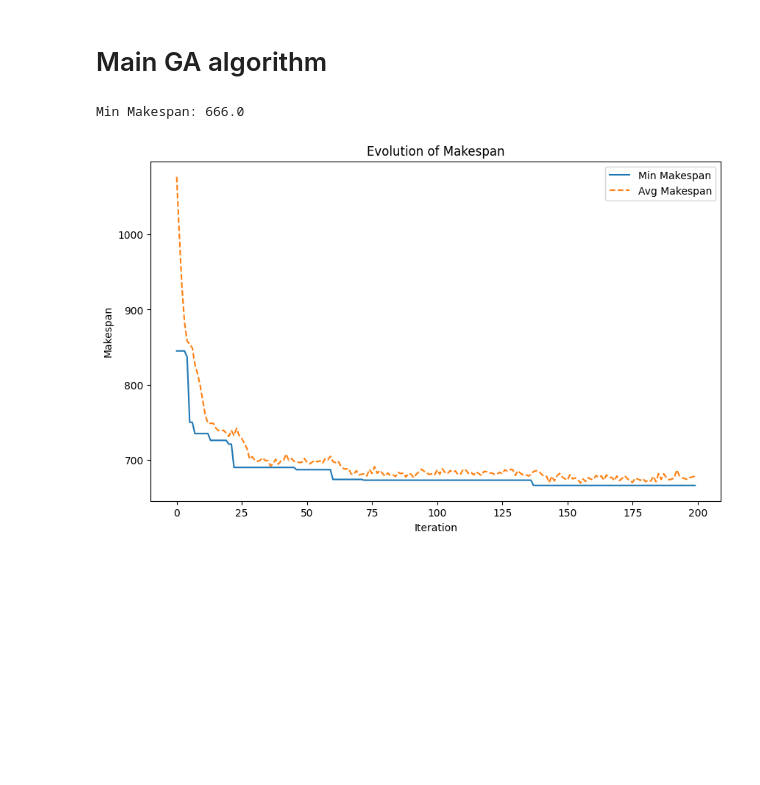
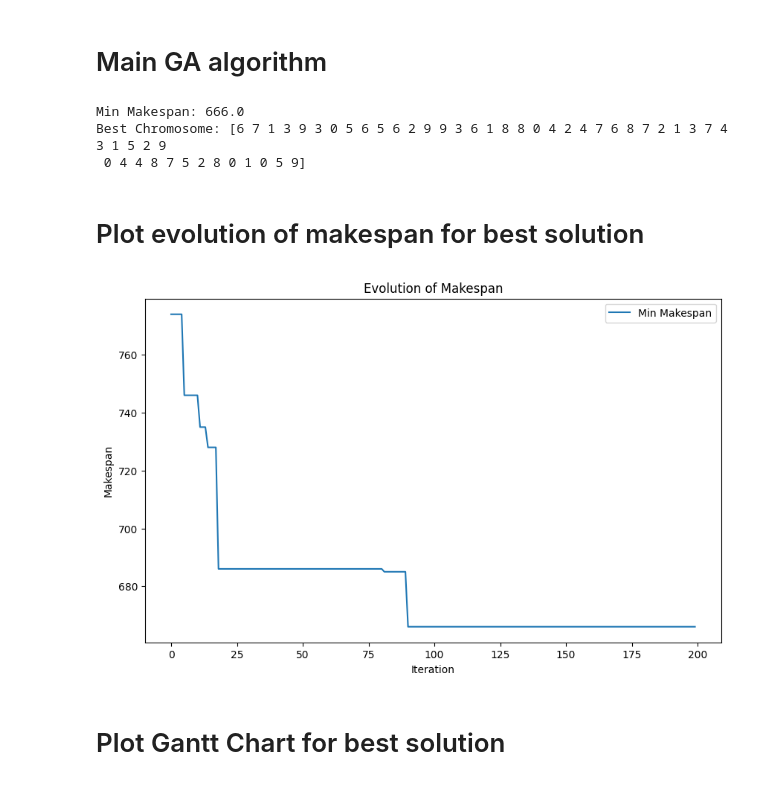
Before and after one commit to Andrea-PuBo/NEC-Activity-2, a Jupyter notebook: genetic_algorithm.ipynb, the cells around one changed output. Saved outputs shown, nothing was run; the diff lists cells and outputs as text; code cells hidden in the pictures; blank space fills up the shorter version.

```diff
--- a/genetic_algorithm.ipynb
+++ b/genetic_algorithm.ipynb
@@ -227,0 +219,9 @@ def binary_selection(populationlist, makespan_list):
+# %%
+def independent_gene_mutation(childlist, mutation_rate):
+    for chromosome in childlist:
+        for i in range(len(chromosome)):
+            if np.random.rand() <= mutation_rate:
+                # Swap the current gene with another random position in the chromosome
+                swap_index = np.random.randint(len(chromosome))
+                chromosome[i], chromosome[swap_index] = chromosome[swap_index], chromosome[i]
+    return childlist
@@ -230,11 +238,12 @@ def binary_selection(populationlist, makespan_list):
 # %%
 # Configuration parameters for the Genetic Algorithm
-population_size = 100       # Number of chromosomes in the population
+population_size = num_jobs * num_machines * 2        # Number of chromosomes in the population
 crossover_rate = 0.8        # Probability of crossover
 mutation_rate = 0.1         # Probability of mutation
 mutation_selection_rate = 0.15  # Fraction of tasks to mutate
 num_mutation_jobs = round(num_jobs * num_machines * mutation_selection_rate)
-num_iterations = 200        # Number of generations to run
+num_iterations = num_jobs * num_machines * 4        # Number of generations to run
+tournament_size = 3         # Tournament size for tournament selection
 # %% [markdown]
 # Main GA algorithm
 # %%
@@ -250,11 +259,17 @@ min_makespan = float("inf")
 best_chromosome = None
 
 for iteration in range(num_iterations):
+
     # Crossover
+
     parentlist, childlist = job_order_crossover(population_list, num_jobs, crossover_rate)
+    #parentlist, childlist = two_point_crossover(population_list, crossover_rate)
 
     # Mutation
-    mutation(childlist, num_mutation_jobs, mutation_rate, processing_times, machine_sequences)
+
+    independent_gene_mutation(childlist, mutation_rate)
+    #local_swapping_mutation(childlist, num_mutation_jobs, mutation_rate)
+    #one_mutation(childlist, mutation_rate)
 
     # Combine and evaluate population
     population_list = np.concatenate((parentlist, childlist), axis=0)
@@ -268,26 +283,35 @@ for iteration in range(num_iterations):
 
     # Selection
     population_list = binary_selection(population_list, makespan_list)
+    #population_list = roulette_wheel_selection(population_list, makespan_list)
+    #population_list = tournament_selection(population_list, makespan_list, tournament_size)
 
     # Record statistics
     min_makespan_record.append(min_makespan)
-    avg_makespan_record.append(np.mean(makespan_list))
+    #avg_makespan_record.append(np.mean(makespan_list))
+
+print(f"Min Makespan: {min_makespan}")
+print(f"Best Chromosome: {best_chromosome}")
+# %% [output]
+Min Makespan: 666.0
+Best Chromosome: [6 7 1 3 9 3 0 5 6 5 6 2 9 9 3 6 1 8 8 0 4 2 4 7 6 8 7 2 1 3 7 4 3 1 5 2 9
+ 0 4 4 8 7 5 2 8 0 1 0 5 9]
-# %%
-print(f"Min Makespan: {min_makespan}")
-# %% [output]
-Min Makespan: 666.0
+# %% [markdown]
+# Plot evolution of makespan for best solution
 # %%
 # Plot evolution of makespan
 plt.figure(figsize=(10, 6))
 plt.plot(min_makespan_record, label="Min Makespan")
-plt.plot(avg_makespan_record, label="Avg Makespan", linestyle="--")
+#plt.plot(avg_makespan_record, label="Avg Makespan", linestyle="--")
 plt.xlabel("Iteration")
 plt.ylabel("Makespan")
 plt.title("Evolution of Makespan")
 plt.legend()
 plt.show()
 # %% [output]
-[figure, old version]
+[figure, new version]
+# %% [markdown]
+# Plot Gantt Chart for best solution
 # %%
 def draw_gantt_chart(chromosome, p_t, m_seq, title):
     gantt_data = []
```
Also changed, not shown: parts of 20 cells of this notebook, 2 other files.
